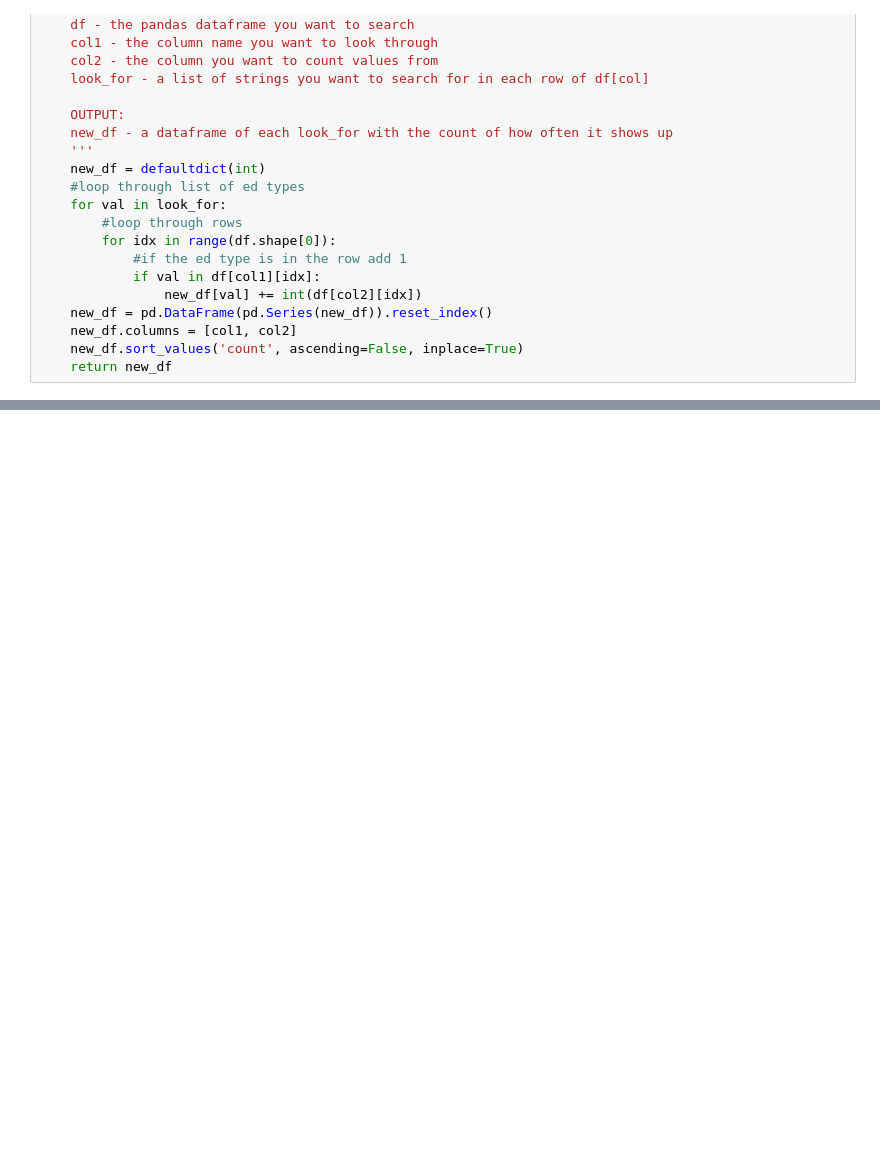
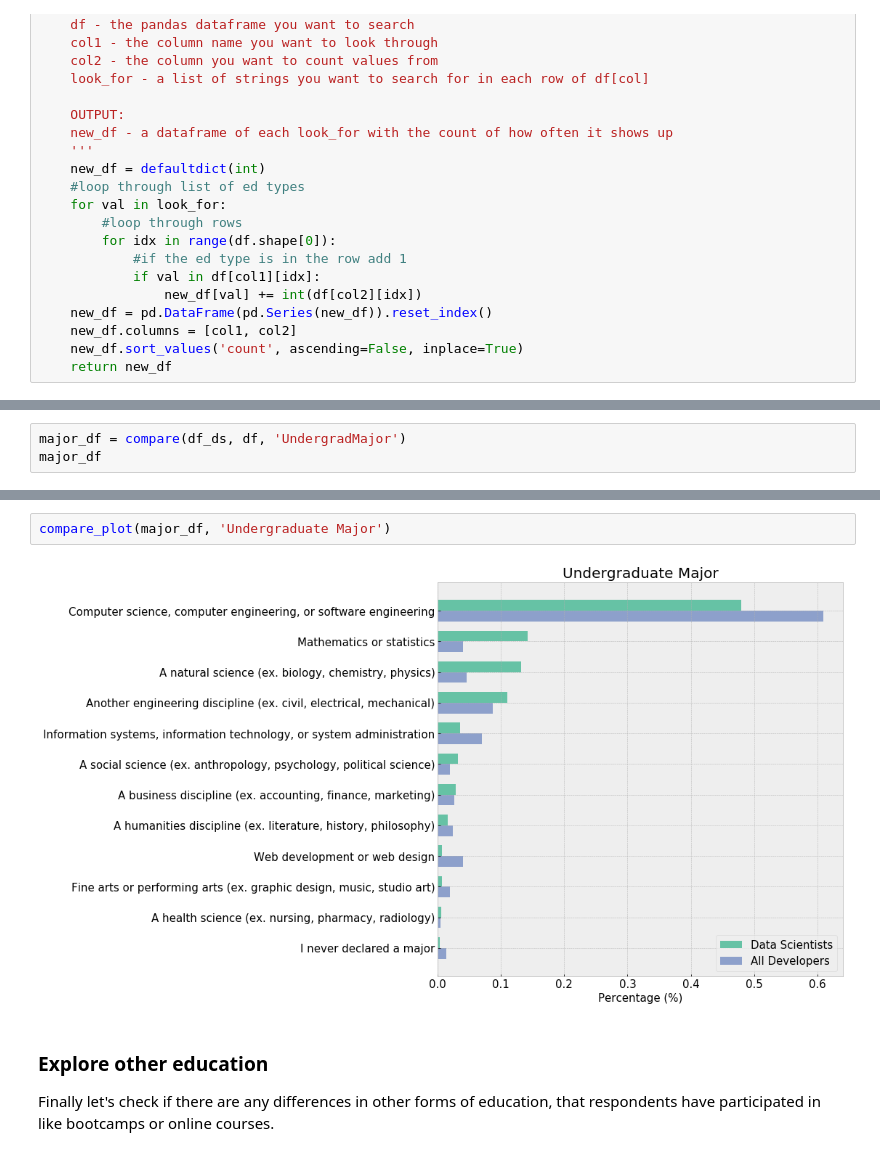
Before and after one commit to leedah/data-scientists-stackoverflow-analysis, a Jupyter notebook: Stackoverflow 2019 Survey.ipynb, the cells around one changed output, grey strips where cells are left out. Drawn from its saved outputs; the diff is of its cells as text; blank space fills up the shorter version.

```diff
--- a/Stackoverflow 2019 Survey.ipynb
+++ b/Stackoverflow 2019 Survey.ipynb
@@ -403,0 +438,3 @@ Participated in a full-time developer training ...  0.047843  0.046579
+# %%
+major_df = compare(df_ds, df, 'UndergradMajor')
+major_df
@@ -403,0 +455,8 @@ Participated in a full-time developer training ...  0.047843  0.046579
+# %%
+compare_plot(major_df, 'Undergraduate Major')
+# %% [output]
+[figure, added]
+# %% [markdown]
+### Explore other education
+
+Finally let's check if there are any differences in other forms of education, that respondents have participated in like bootcamps or online courses.
```
Also changed, not shown: parts of 58 cells of this notebook.
